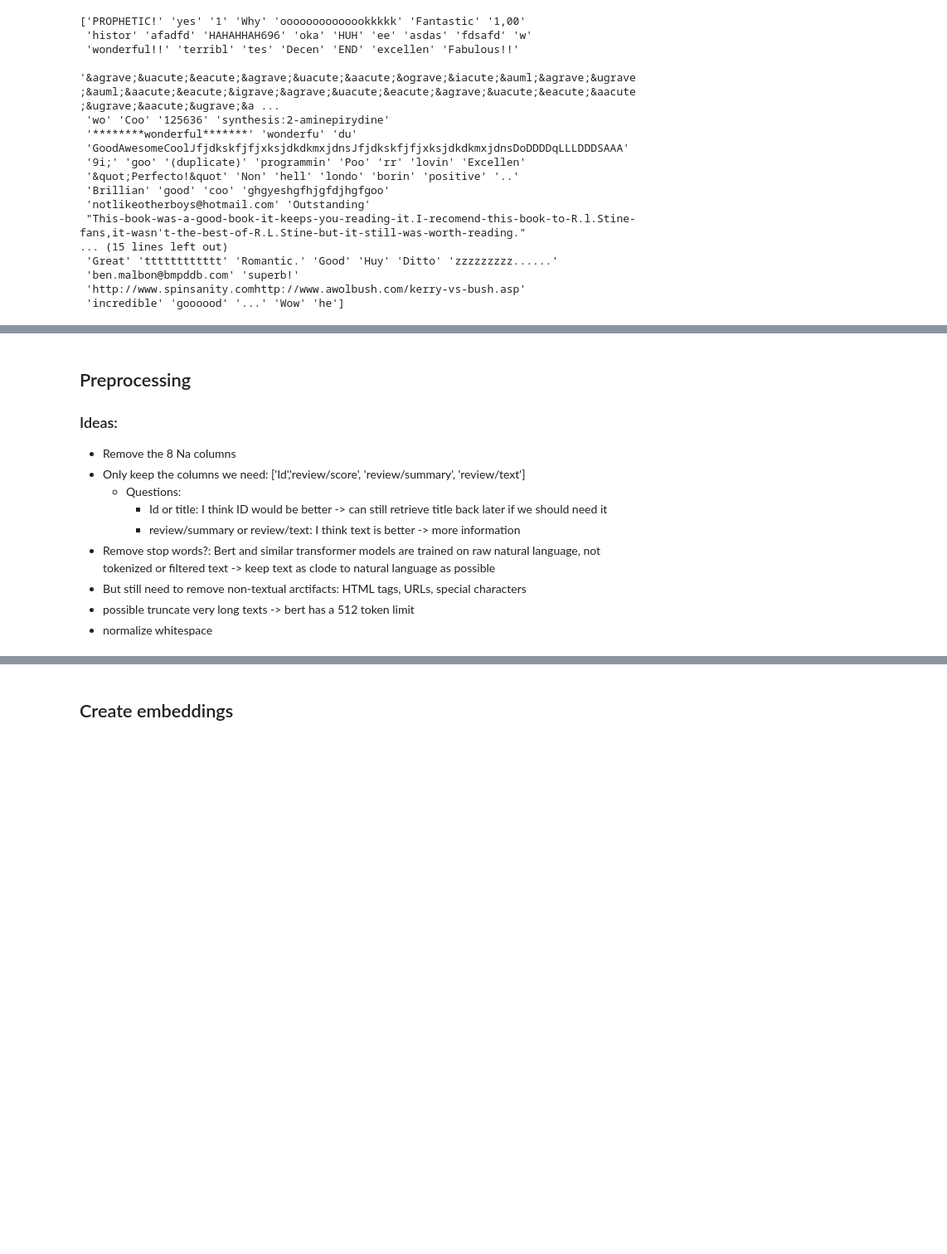
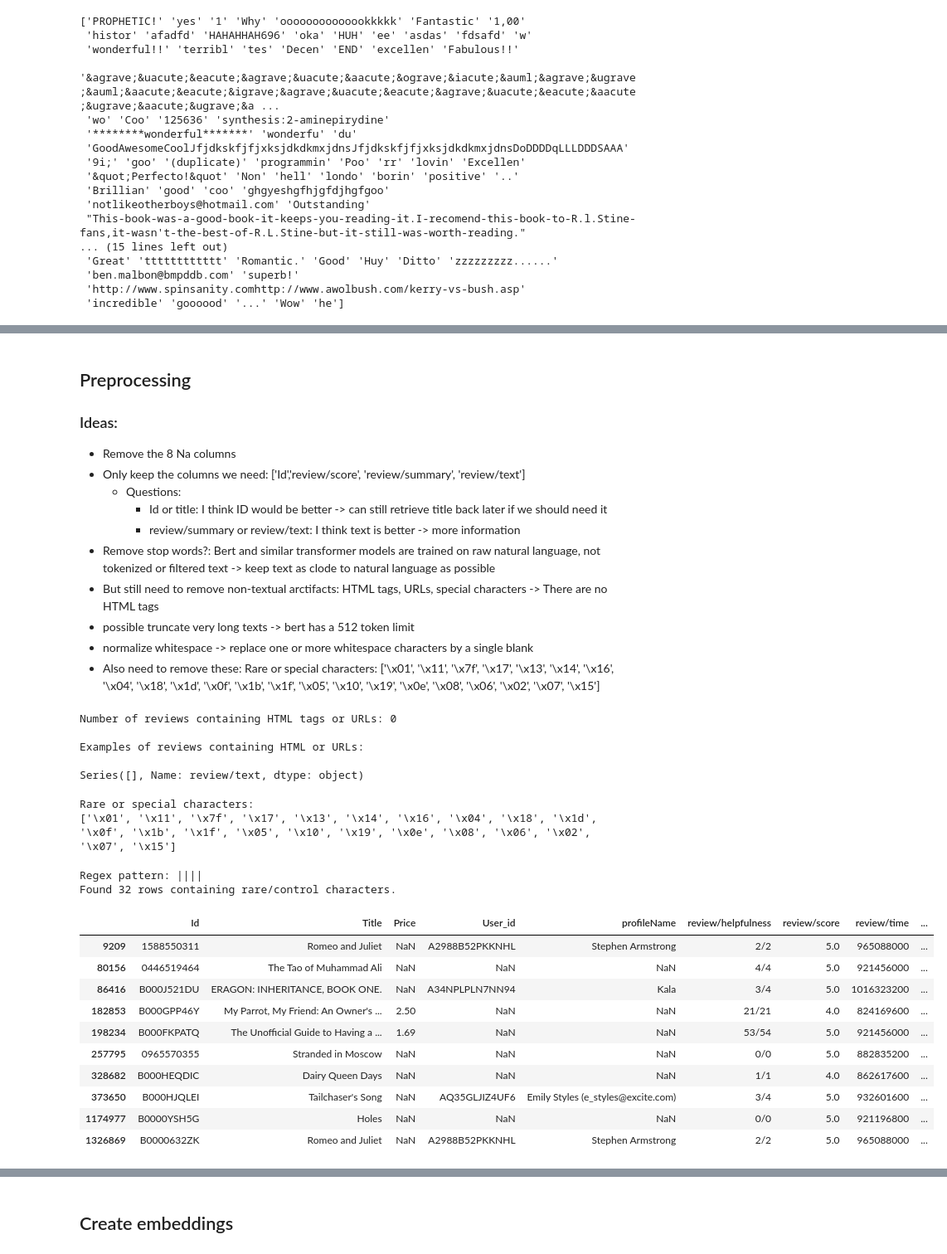
Before and after one commit to tanjapock/AmazonReview, a Jupyter notebook: lara.ipynb, the cells around one changed output, grey strips where cells are left out. Shown at 83% size. Cells and saved outputs as stored; diff of their text form; code cells hidden in the pictures; blank space fills up the shorter version.

```diff
--- a/lara.ipynb
+++ b/lara.ipynb
@@ -213,6 +231,25 @@ print(long_reviews[['review/text']])
         - Id or title: I think ID would be better -> can still retrieve title back later if we should need it
         - review/summary or review/text: I think text is better -> more information
 - Remove stop words?: Bert and similar transformer models are trained on raw natural language, not tokenized or filtered text -> keep text as clode to natural language as possible
-- But still need to remove non-textual arctifacts: HTML tags, URLs, special characters
+- But still need to remove non-textual arctifacts: HTML tags, URLs, special characters -> There are no HTML tags
 - possible truncate very long texts -> bert has a 512 token limit
-- normalize whitespace
+- normalize whitespace -> replace one or more whitespace characters by a single blank
+- Also need to remove these: Rare or special characters:
+['\x01', '\x11', '\x7f', '\x17', '\x13', '\x14', '\x16', '\x04', '\x18', '\x1d', '\x0f', '\x1b', '\x1f', '\x05', '\x10', '\x19', '\x0e', '\x08', '\x06', '\x02', '\x07', '\x15']
+# %%
+# Look for HTML tags URLs -> remove them and check afterwards if some rows are empty, if yes: remove them
+def contains_html_or_url(text):
+    html_pattern = re.compile(r'<.*?>')
+    #url_pattern = re.compile(r'http[s]?://\S+|www\.\S+')
+    return bool(html_pattern.search(text)) #or bool(url_pattern.search(text))
+br['contains_html_or_url'] = br['review/text'].apply(contains_html_or_url)
+print(f"Number of reviews containing HTML tags or URLs: {br['contains_html_or_url'].sum()}")
+# print a row that contains html or url, but only the text column
+print("\nExamples of reviews containing HTML or URLs:\n")
+print(br.loc[br['contains_html_or_url'], 'review/text'].head(10))
+# %% [output]
+Number of reviews containing HTML tags or URLs: 0
+
+Examples of reviews containing HTML or URLs:
+
+Series([], Name: review/text, dtype: object)
@@ -218,0 +268,42 @@ print(long_reviews[['review/text']])
+# %%
+import collections
+
+# Combine text and count character frequencies
+all_text = ' '.join(br['review/text'].astype(str))
+char_counts = collections.Counter(all_text)
+rare_chars = [c for c, count in char_counts.items() if not c.isalnum() and count < 50]
+
+print("Rare or special characters:")
+print(rare_chars[:50])  # show first 50 unusual symbols
+# %% [output]
+Rare or special characters:
+['\x01', '\x11', '\x7f', '\x17', '\x13', '\x14', '\x16', '\x04', '\x18', '\x1d', '\x0f', '\x1b', '\x1f', '\x05', '\x10', '\x19', '\x0e', '\x08', '\x06', '\x02', '\x07', '\x15']
+# %%
+# Find rows containing any of those control characters
+
+# List of weird characters you found
+rare_chars = ['\x01', '\x11', '\x7f', '\x17', '\x13']
+
+# Escape them for regex (so special chars are treated literally)
+pattern = '|'.join(re.escape(ch) for ch in rare_chars)
+
+print("Regex pattern:", pattern)
+mask = br['review/text'].astype(str).str.contains(pattern, regex=True)
+
+# Display how many and a few examples
+print(f"Found {mask.sum()} rows containing rare/control characters.")
+br[mask].head(10)
+# %% [output]
+Regex pattern: ||||
+Found 32 rows containing rare/control characters.
+|  | Id | Title | Price | User_id | profileName | review/helpfulness | review/score | review/time | ... |
+| 9209 | 1588550311 | Romeo and Juliet | NaN | A2988B52PKKNHL | Stephen Armstrong | 2/2 | 5.0 | 965088000 | ... |
+| 80156 | 0446519464 | The Tao of Muhammad Ali | NaN | NaN | NaN | 4/4 | 5.0 | 921456000 | ... |
+| 86416 | B000J521DU | ERAGON: INHERITANCE, BOOK ONE. | NaN | A34NPLPLN7NN94 | Kala | 3/4 | 5.0 | 1016323200 | ... |
+| 182853 | B000GPP46Y | My Parrot, My Friend: An Owner's ... | 2.50 | NaN | NaN | 21/21 | 4.0 | 824169600 | ... |
+| 198234 | B000FKPATQ | The Unofficial Guide to Having a ... | 1.69 | NaN | NaN | 53/54 | 5.0 | 921456000 | ... |
+| 257795 | 0965570355 | Stranded in Moscow | NaN | NaN | NaN | 0/0 | 5.0 | 882835200 | ... |
+| 328682 | B000HEQDIC | Dairy Queen Days | NaN | NaN | NaN | 1/1 | 4.0 | 862617600 | ... |
+| 373650 | B000HJQLEI | Tailchaser's Song | NaN | AQ35GLJIZ4UF6 | Emily Styles (e_styles@excite.com) | 3/4 | 5.0 | 932601600 | ... |
+| 1174977 | B0000YSH5G | Holes | NaN | NaN | NaN | 0/0 | 5.0 | 921196800 | ... |
+| 1326869 | B0000632ZK | Romeo and Juliet | NaN | A2988B52PKKNHL | Stephen Armstrong | 2/2 | 5.0 | 965088000 | ... |
```
Also changed, not shown: parts of 4 cells of this notebook.
